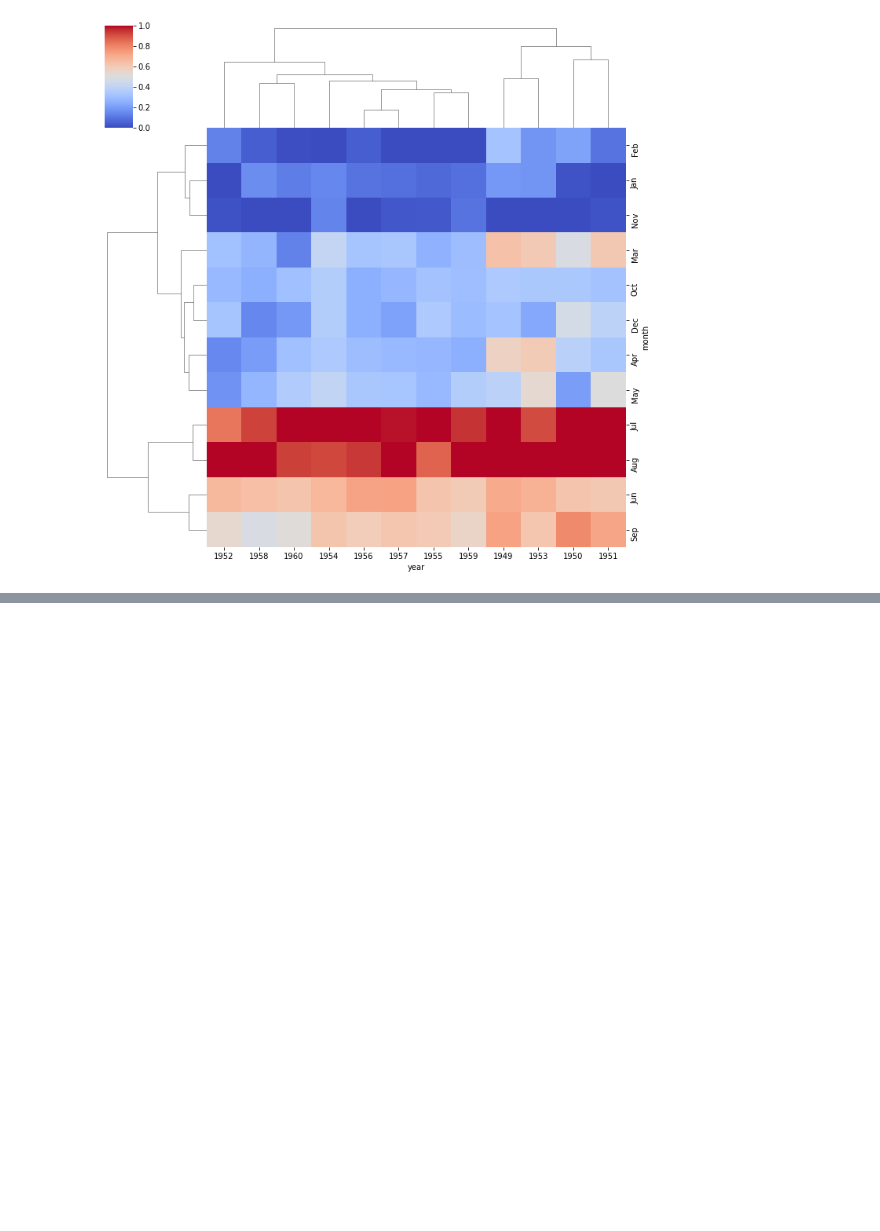
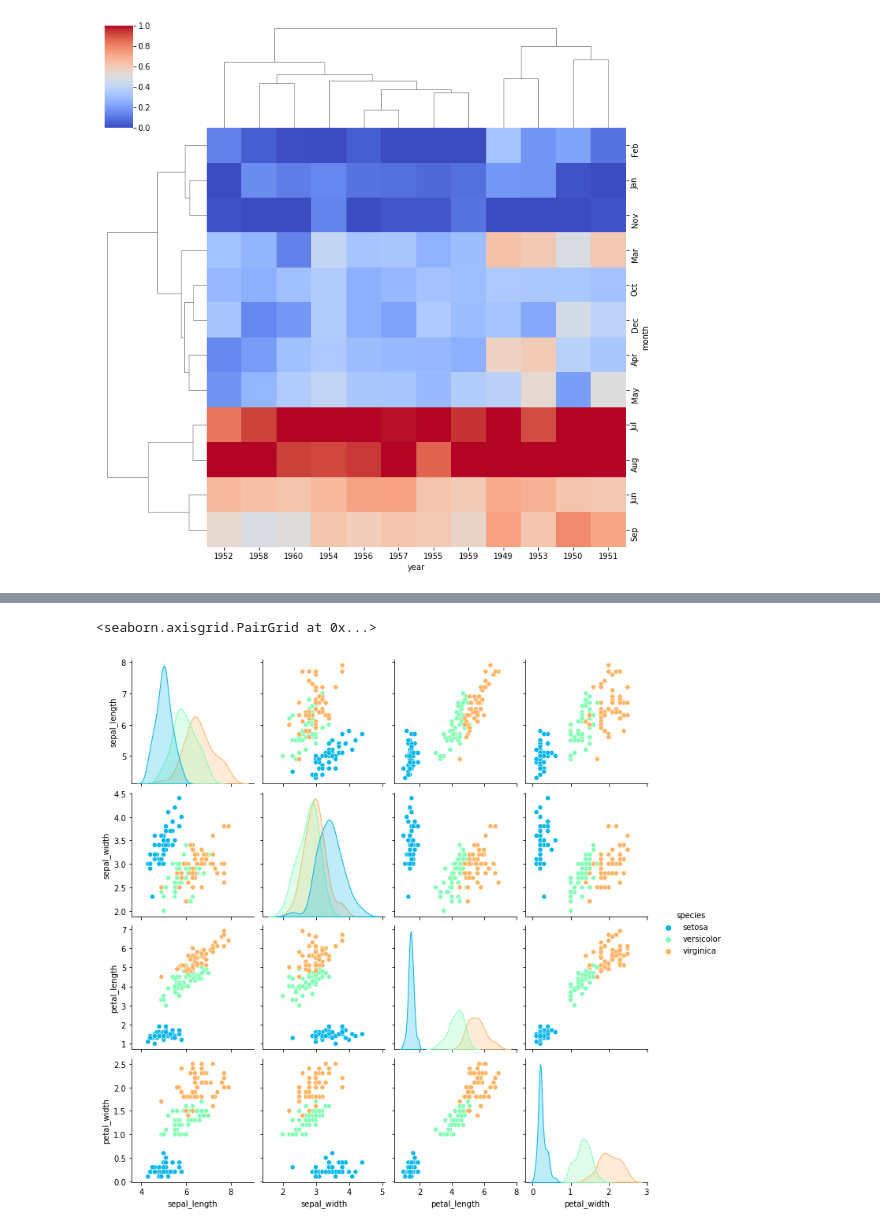
Before and after one commit to nomanbaig98/python-for-data-science-and-machine-learning-bootcamp, a Jupyter notebook: 06. Python for Data Visualization - Seaborn/01 Seaborn.ipynb, the cells around one changed output, grey strips where cells are left out. Drawn from its saved outputs; the diff is of its cells as text; code cells hidden in the pictures; blank space fills up the shorter version.

```diff
--- a/06. Python for Data Visualization - Seaborn/01 Seaborn.ipynb
+++ b/06. Python for Data Visualization - Seaborn/01 Seaborn.ipynb
@@ -391,0 +414,5 @@ sns.clustermap(fp,cmap='coolwarm',standard_scale=1)
+# %%
+sns.pairplot(iris,hue='species',palette='rainbow')
+# %% [output]
+<seaborn.axisgrid.PairGrid at 0x...>
+[figure, added]
```
Also changed, not shown: parts of 13 cells of this notebook.
